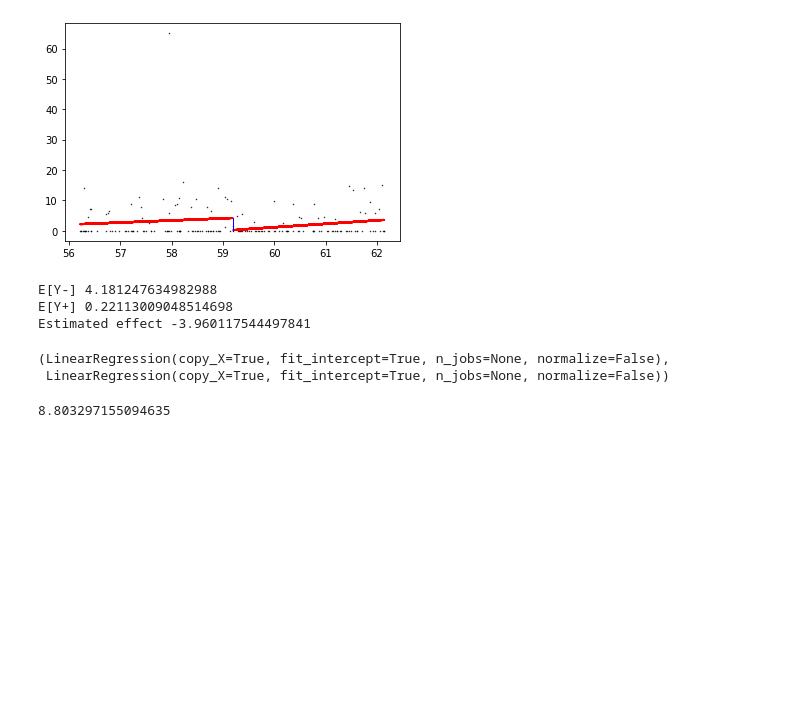
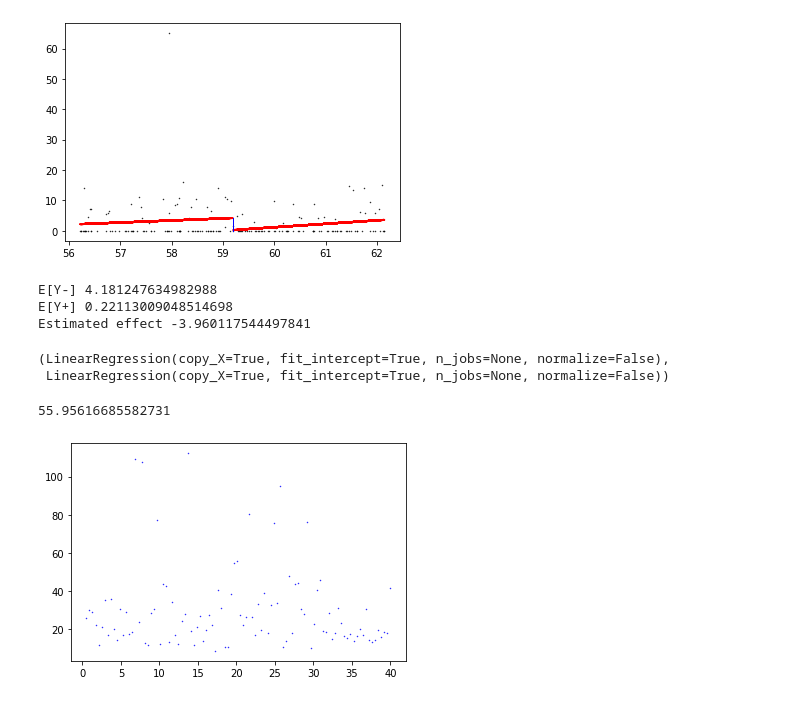
Before and after one commit to sshockwave/RDD_project, a Jupyter notebook: headstart/200430_code2.ipynb, the cells around one changed output. Cells and saved outputs as stored; diff of their text form; code cells hidden in the pictures; blank space fills up the shorter version.

Commit message:
Feat add cross validation for testing bandwidth

```diff
--- a/headstart/200430_code2.ipynb
+++ b/headstart/200430_code2.ipynb
@@ -121,15 +121,17 @@ Estimated effect -3.960117544497841
  LinearRegression(copy_X=True, fit_intercept=True, n_jobs=None, normalize=False))
 # %%
 def get_interval(X,Y,a,b):
-    X1=X[np.logical_and(a<X,X<b)]
-    Y1=Y[np.logical_and(a<X,X<b)]
+    return X[np.logical_and(a<X,X<b)],Y[np.logical_and(a<X,X<b)]
+
 def validator3(X,Y,k,b):
-    n=30
+    n=100
     err_sum=0
+    l=np.amin(X)
+    r=np.amax(X)
+    XS=get_interval(X,Y,l+b,r)[0]
     for test_case in range(n):
-        #todo:select from [l+b,r] rather than [l,r]
         #select a random node
-        i=X.index[np.random.choice(len(X.index))]
+        i=XS.index[np.random.choice(len(XS.index))]
         x,y=X[i],Y[i]
         regr_model=regr_sided(X,Y,x,k,b)
         ey=regr_model.predict([[x]])[0][0]
@@ -138,4 +140,15 @@ def validator3(X,Y,k,b):
 
 validator3(data['povrate60'],data['mort_age59_related_postHS'],ker_rect,3)
 # %% [output]
-8.803297155094635
+55.95616685582731
+# %%
+# t is the threshold
+def cv_test_bandwidth(X,Y,t,k,vald):
+    for i in np.linspace(0.5,40,100):
+        err=(vald(X,Y,k,i)+vald(-X,Y,k,i))/2
+        plt.scatter(i, err, s=0.2, color='blue')
+    plt.show()
+
+cv_test_bandwidth(data['povrate60'],data['mort_age59_related_postHS'],threshold,ker_tri,validator3)
+# %% [output]
+[figure, added]
```
Also changed, not shown: parts of 2 cells of this notebook, 1 other file.
